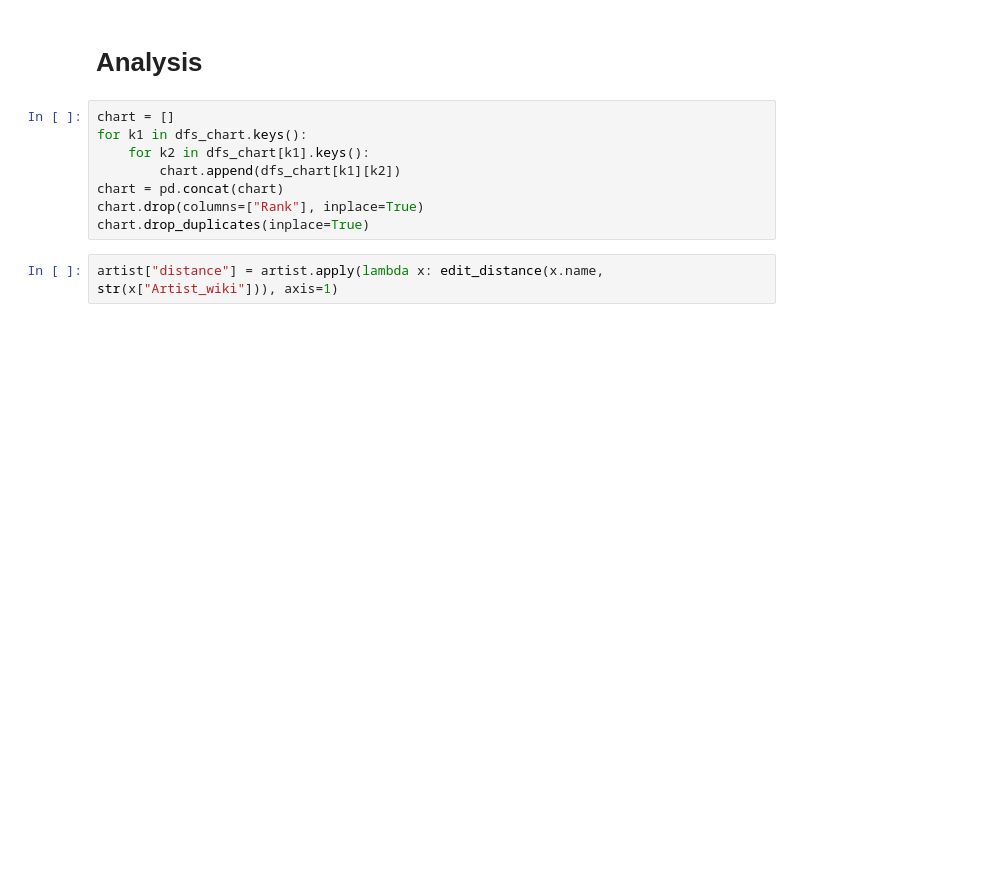
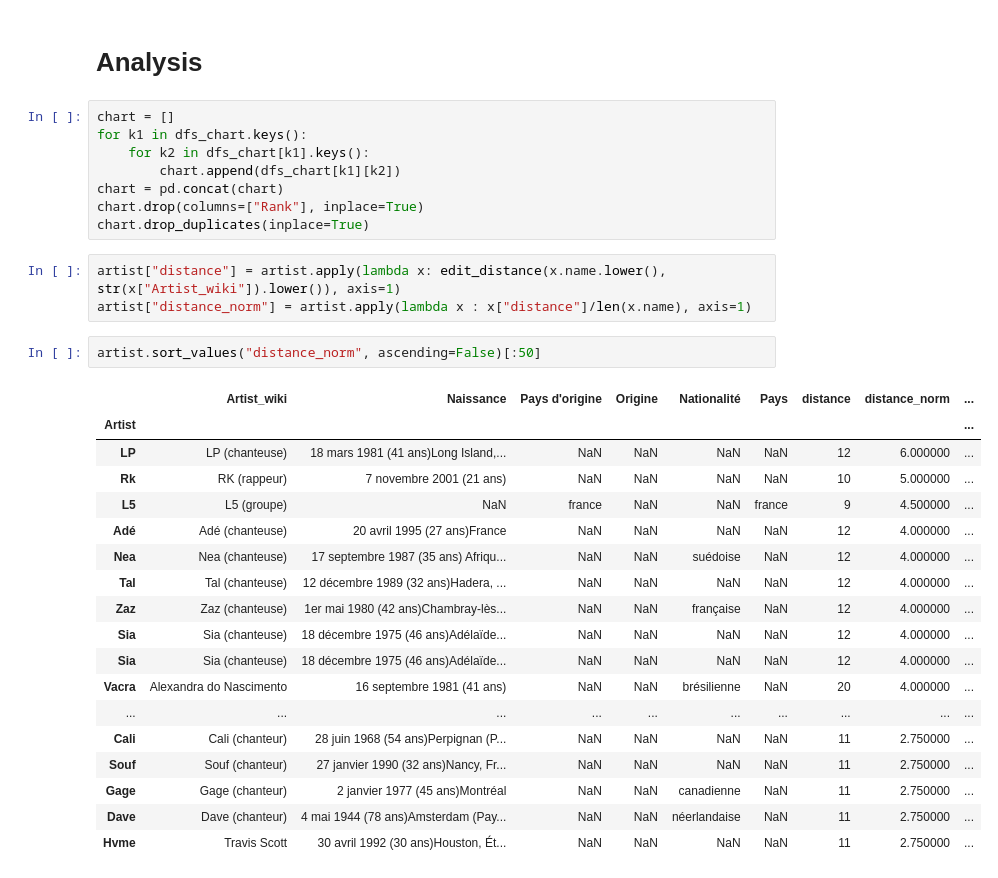
Before and after one commit to StundFR/PFE-Music-Analysis, a Jupyter notebook: stats.ipynb, the cells around one changed output. Drawn from its saved outputs; the diff is of its cells as text; blank space fills up the shorter version.

```diff
--- a/stats.ipynb
+++ b/stats.ipynb
@@ -66,5 +49,27 @@ chart = pd.concat(chart)
 chart.drop(columns=["Rank"], inplace=True)
 chart.drop_duplicates(inplace=True)
 # %%
-artist["distance"] = artist.apply(lambda x: edit_distance(x.name, str(x["Artist_wiki"])), axis=1)
+artist["distance"] = artist.apply(lambda x: edit_distance(x.name.lower(), str(x["Artist_wiki"]).lower()), axis=1)
+artist["distance_norm"] = artist.apply(lambda x : x["distance"]/len(x.name), axis=1)
+# %%
+artist.sort_values("distance_norm", ascending=False)[:50]
+# %% [output]
+|  | Artist_wiki | Naissance | Pays d'origine | Origine | Nationalité | Pays | distance | distance_norm | ... |
+| Artist |  |  |  |  |  |  |  |  | ... |
+| LP | LP (chanteuse) | 18 mars 1981 (41 ans)Long Island,... | NaN | NaN | NaN | NaN | 12 | 6.000000 | ... |
+| Rk | RK (rappeur) | 7 novembre 2001 (21 ans) | NaN | NaN | NaN | NaN | 10 | 5.000000 | ... |
+| L5 | L5 (groupe) | NaN | france | NaN | NaN | france | 9 | 4.500000 | ... |
+| Adé | Adé (chanteuse) | 20 avril 1995 (27 ans)France | NaN | NaN | NaN | NaN | 12 | 4.000000 | ... |
+| Nea | Nea (chanteuse) | 17 septembre 1987 (35 ans) Afriqu... | NaN | NaN | suédoise | NaN | 12 | 4.000000 | ... |
+| Tal | Tal (chanteuse) | 12 décembre 1989 (32 ans)Hadera, ... | NaN | NaN | NaN | NaN | 12 | 4.000000 | ... |
+| Zaz | Zaz (chanteuse) | 1er mai 1980 (42 ans)Chambray-lès... | NaN | NaN | française | NaN | 12 | 4.000000 | ... |
+| Sia | Sia (chanteuse) | 18 décembre 1975 (46 ans)Adélaïde... | NaN | NaN | NaN | NaN | 12 | 4.000000 | ... |
+| Sia | Sia (chanteuse) | 18 décembre 1975 (46 ans)Adélaïde... | NaN | NaN | NaN | NaN | 12 | 4.000000 | ... |
+| Vacra | Alexandra do Nascimento | 16 septembre 1981 (41 ans) | NaN | NaN | brésilienne | NaN | 20 | 4.000000 | ... |
+| ... | ... | ... | ... | ... | ... | ... | ... | ... | ... |
+| Cali | Cali (chanteur) | 28 juin 1968 (54 ans)Perpignan (P... | NaN | NaN | NaN | NaN | 11 | 2.750000 | ... |
+| Souf | Souf (chanteur) | 27 janvier 1990 (32 ans)Nancy, Fr... | NaN | NaN | NaN | NaN | 11 | 2.750000 | ... |
+| Gage | Gage (chanteur) | 2 janvier 1977 (45 ans)Montréal | NaN | NaN | canadienne | NaN | 11 | 2.750000 | ... |
+| Dave | Dave (chanteur) | 4 mai 1944 (78 ans)Amsterdam (Pay... | NaN | NaN | néerlandaise | NaN | 11 | 2.750000 | ... |
+| Hvme | Travis Scott | 30 avril 1992 (30 ans)Houston, Ét... | NaN | NaN | NaN | NaN | 11 | 2.750000 | ... |
 # %%
```
Also changed, not shown: parts of 18 cells of this notebook, 1 other file.
